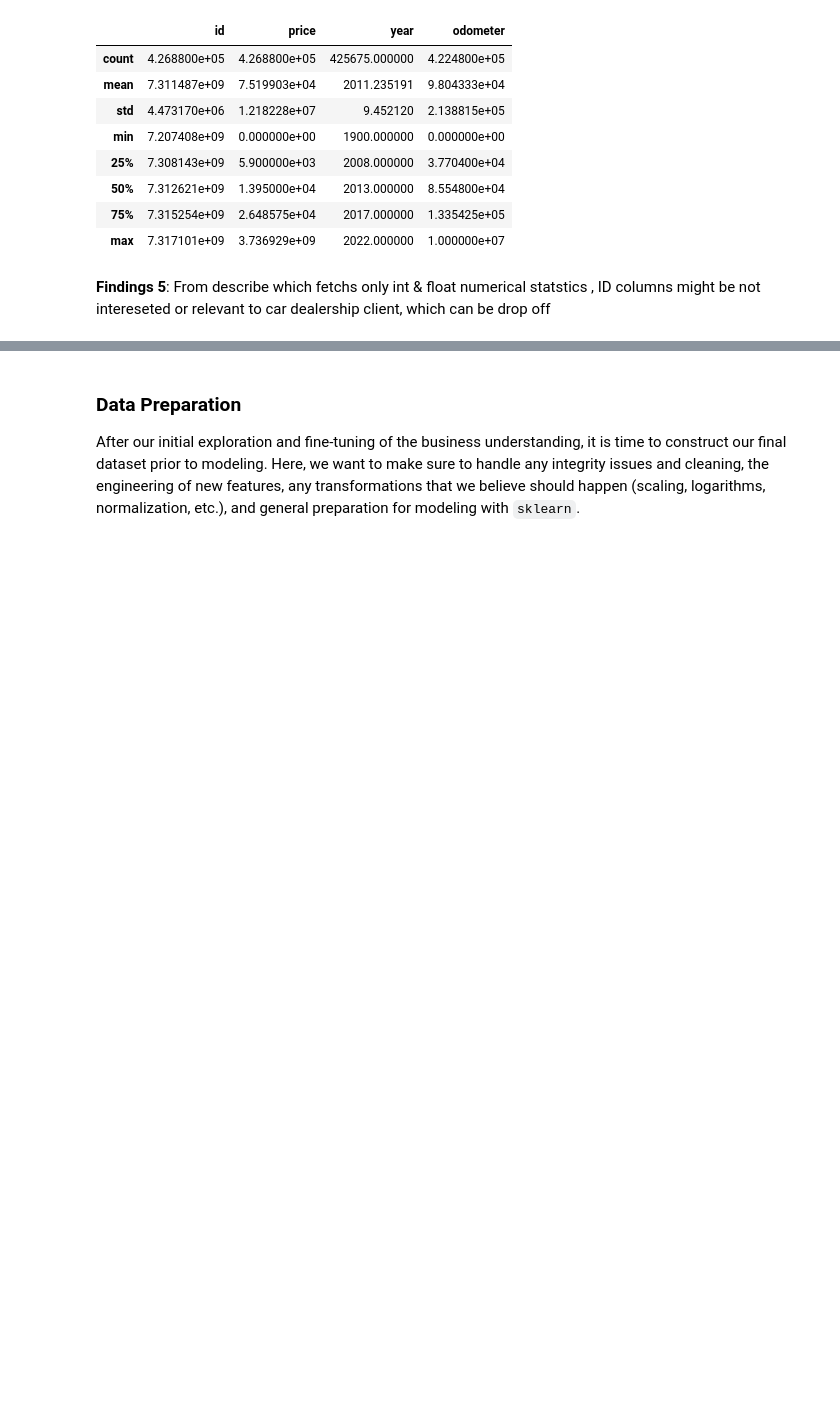
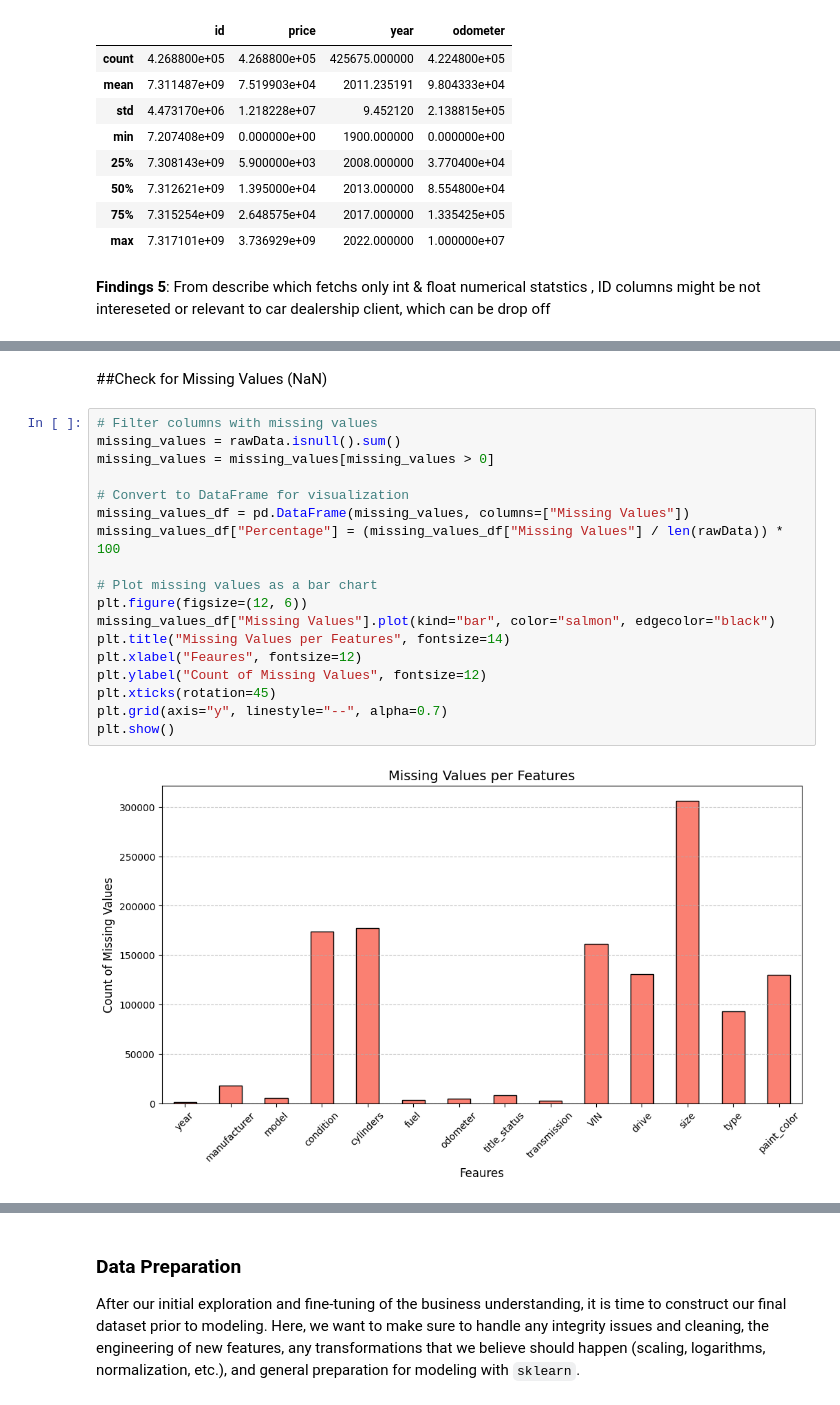
Before and after one commit to Jhonson924/berkeley, a Jupyter notebook: Used_Car_Dealership/usedCarDealership.ipynb, the cells around one changed output, grey strips where cells are left out. Saved outputs shown, nothing was run; the diff lists cells and outputs as text; blank space fills up the shorter version.

```diff
--- a/Used_Car_Dealership/usedCarDealership.ipynb
+++ b/Used_Car_Dealership/usedCarDealership.ipynb
@@ -362,0 +478,22 @@ for col in numerical_cols:
+# %% [markdown]
+##Check for Missing Values (NaN)
+# %%
+# Filter columns with missing values
+missing_values = rawData.isnull().sum()
+missing_values = missing_values[missing_values > 0]
+
+# Convert to DataFrame for visualization
+missing_values_df = pd.DataFrame(missing_values, columns=["Missing Values"])
+missing_values_df["Percentage"] = (missing_values_df["Missing Values"] / len(rawData)) * 100
+
+# Plot missing values as a bar chart
+plt.figure(figsize=(12, 6))
+missing_values_df["Missing Values"].plot(kind="bar", color="salmon", edgecolor="black")
+plt.title("Missing Values per Features", fontsize=14)
+plt.xlabel("Feaures", fontsize=12)
+plt.ylabel("Count of Missing Values", fontsize=12)
+plt.xticks(rotation=45)
+plt.grid(axis="y", linestyle="--", alpha=0.7)
+plt.show()
+# %% [output]
+[figure, added]
```
Also changed, not shown: parts of 80 cells of this notebook.
